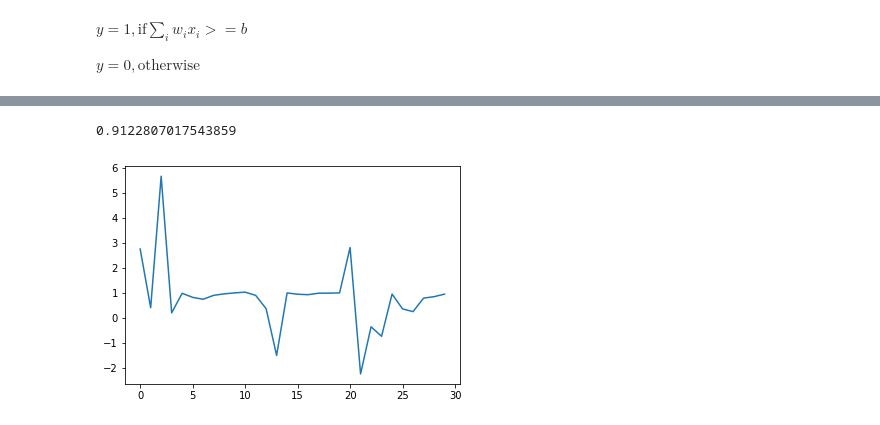
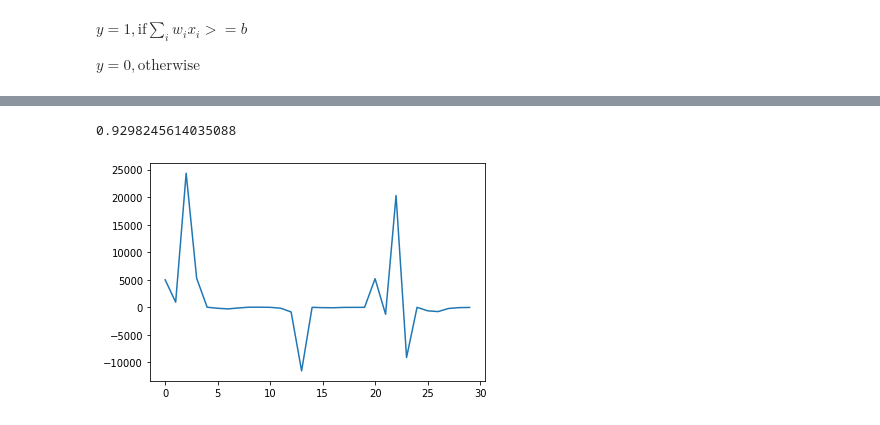
Before and after one commit to MSR806/DL, a Jupyter notebook: DL_MP_Neuron&Perceptron.ipynb, the cells around one changed output, grey strips where cells are left out. Saved outputs shown, nothing was run; the diff lists cells and outputs as text; code cells hidden in the pictures.

```diff
--- a/DL_MP_Neuron&Perceptron.ipynb
+++ b/DL_MP_Neuron&Perceptron.ipynb
@@ -386,6 +386,7 @@ class perceptron:
     self.b = 0
     accuracy = {}
     max_accuracy = 0
+    wt_matrix = []
     for i in range(epochs):
       for x,y in zip(X,Y):
         y_pred = self.model(x)
@@ -395,6 +396,7 @@ class perceptron:
         elif y == 0 and y_pred == 1:
           self.w -= lr * x
           self.b -= lr * 1
+      wt_matrix.append(self.w)
       accuracy[i] = accuracy_score(self.predict(X), Y)
       if accuracy[i] > max_accuracy:
         max_accuracy = accuracy[i]
@@ -408,8 +410,9 @@ class perceptron:
     plt.plot(*zip(*sorted(accuracy.items())))
     plt.ylim([0,1])
     plt.show()
+    return np.array(wt_matrix)
 # %%
 perceptron = perceptron()
 # %%
-perceptron.fit(X_train, Y_train,1000,0.0001)
+wt_mat = perceptron.fit(X_train, Y_train,100)
 # %% [output]
@@ -422,10 +441,10 @@ print(perceptron.b)
 # %%
-accuracy_perceptron_test = accuracy_score(perceptron.predict(X_test), Y_test)
-print(accuracy_perceptron_test)
+Y_pred = perceptron.predict(X_test)
+print(accuracy_score(Y_pred,Y_test))
 # %% [output]
-0.9122807017543859
+0.9298245614035088
 # %%
-plt.plot(perceptron.w)
+plt.plot(wt_mat[50,:])
 plt.show()
 # %% [output]
-[figure, old version]
+[figure, new version]
```
Also changed, not shown: parts of 10 cells of this notebook.
